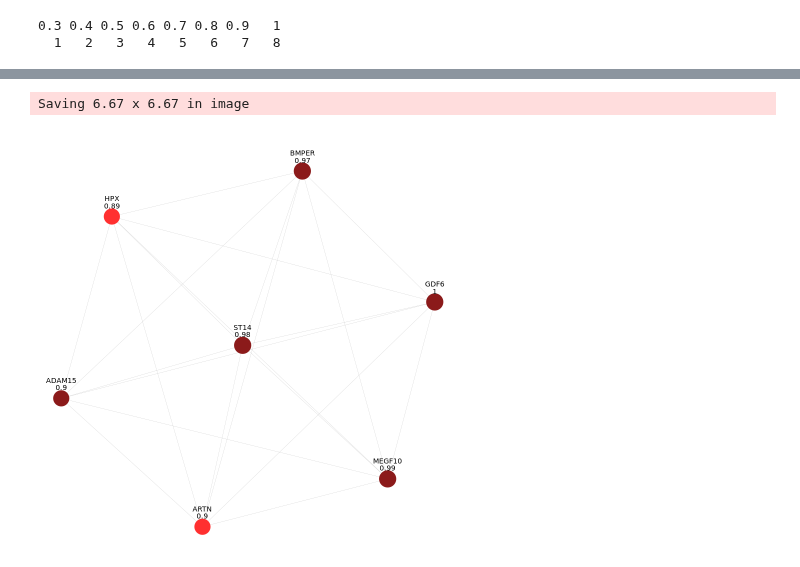
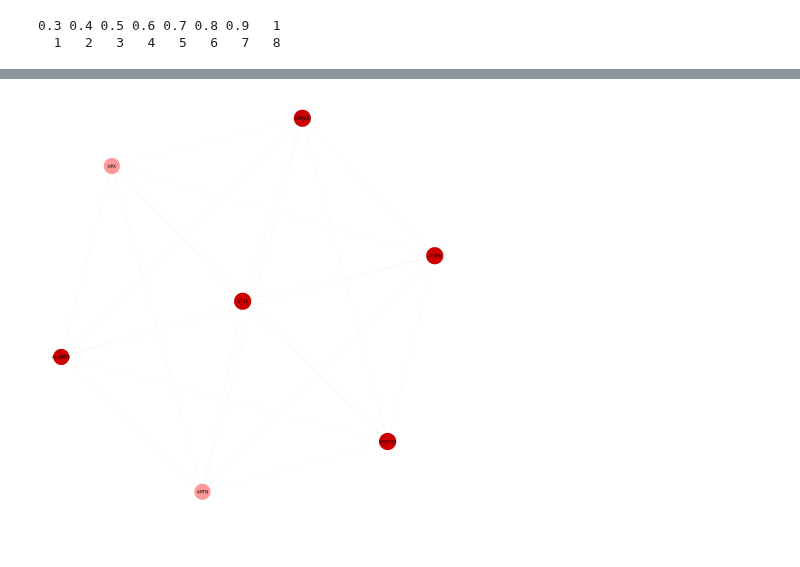
Before and after one commit to fogg-lab/characterizing-ecm-transcriptome-of-endometriosis, a Jupyter notebook: figures/wgcna_hub_vis.ipynb, the cells around one changed output, grey strips where cells are left out. Saved outputs shown, nothing was run; the diff lists cells and outputs as text; code cells hidden in the pictures.

```diff
--- a/figures/wgcna_hub_vis.ipynb
+++ b/figures/wgcna_hub_vis.ipynb
@@ -33,6 +34,15 @@ event_code <- list("Alive" = 0, "Dead" = 1)
 # %%
 dset_idx <- 3
 module_idx <- 3
+# %%
+text_size <- 8
+guide_size <- 1
+family <- "ArialMT"
+dpi <- 320
+ht <- 4
+wd <- ht
+label_size <- 10
+pt_to_mm <- 5 / 14
 # %%
 q_me_thresh <- 0.05
 p_mm_thresh <- 0.05
@@ -162,12 +164,18 @@ No edge attributes
 # %%
 set.seed(123)
+lab_df <- min_hub_df %>%
+    filter(geneID %in% network.vertex.names(tom_net))
 # ggnet2(tom_net, edge.size = 0.1, edge.alpha = 0.5, color = "module_color", size = "connectivity", mode = "kamadakawai", size.cut = FALSE) +
-ggnet2(tom_net, edge.size = 0.1, edge.alpha = 0.5, color = "module_color", size = "conn_vs_hub", size.palette = conn_size_map, mode = "kamadakawai", size.cut = FALSE) +
+ggnet2(tom_net, edge.color = "gray80", edge.size = 0.1, edge.alpha = 0.5, color = "module_color", size = "conn_vs_hub",
+       size.palette = conn_size_map, mode = "kamadakawai", size.cut = FALSE, label = "vertex.names", label.size = (text_size - 3) * pt_to_mm) +
     guides(size = FALSE) +
 #     geom_point(aes(color = color)) +
-    geom_text(aes(label = network.vertex.names(tom_net)), nudge_y = 0.05, size = 3) +
-    geom_text(aes(label = purrr::map(tom_net$val, function(x) { min_hub_df %>% filter(geneID == x$vertex.names) %>% pull(conn_vs_hub) %>% round(2) })), nudge_y = 0.03, size = 3) +
-ggsave(paste0(dirs$figures_dir, "/network/", unified_dsets[dset_idx], "_module", module_idx, "_hub_genes.png"))
+#     geom_text(aes(label = network.vertex.names(tom_net)), nudge_y = 0.01, size = (text_size - 3) * pt_to_mm, ) +
+#     geom_text(aes(label = purrr::map(tom_net$val, function(x) { min_hub_df %>% filter(geneID == x$vertex.names) %>% pull(conn_vs_hub) %>% round(2) })), nudge_y = -0.01, size = (text_size - 3) * pt_to_mm) +
+#     geom_text(aes(label = lab_df$geneID), nudge_y = 0.01, size = (text_size - 3) * pt_to_mm) +
+#     geom_text(aes(label = round(lab_df$conn_vs_hub, 2)), nudge_y = -0.01, size = (text_size - 3) * pt_to_mm) +
+#     geom_text(aes(label = label), nudge_y = 0.01, size = (text_size - 3) * pt_to_mm) +
+#     geom_text(aes(label = round(lab_df$conn_vs_hub, 2)), nudge_y = -0.01, size = (text_size - 3) * pt_to_mm) +
+    theme(text = element_text())
 # %% [output]
-Saving 6.67 x 6.67 in image
-[figure, old version]
+[figure, new version]
```
Also changed, not shown: parts of 11 cells of this notebook, 2 other files.
